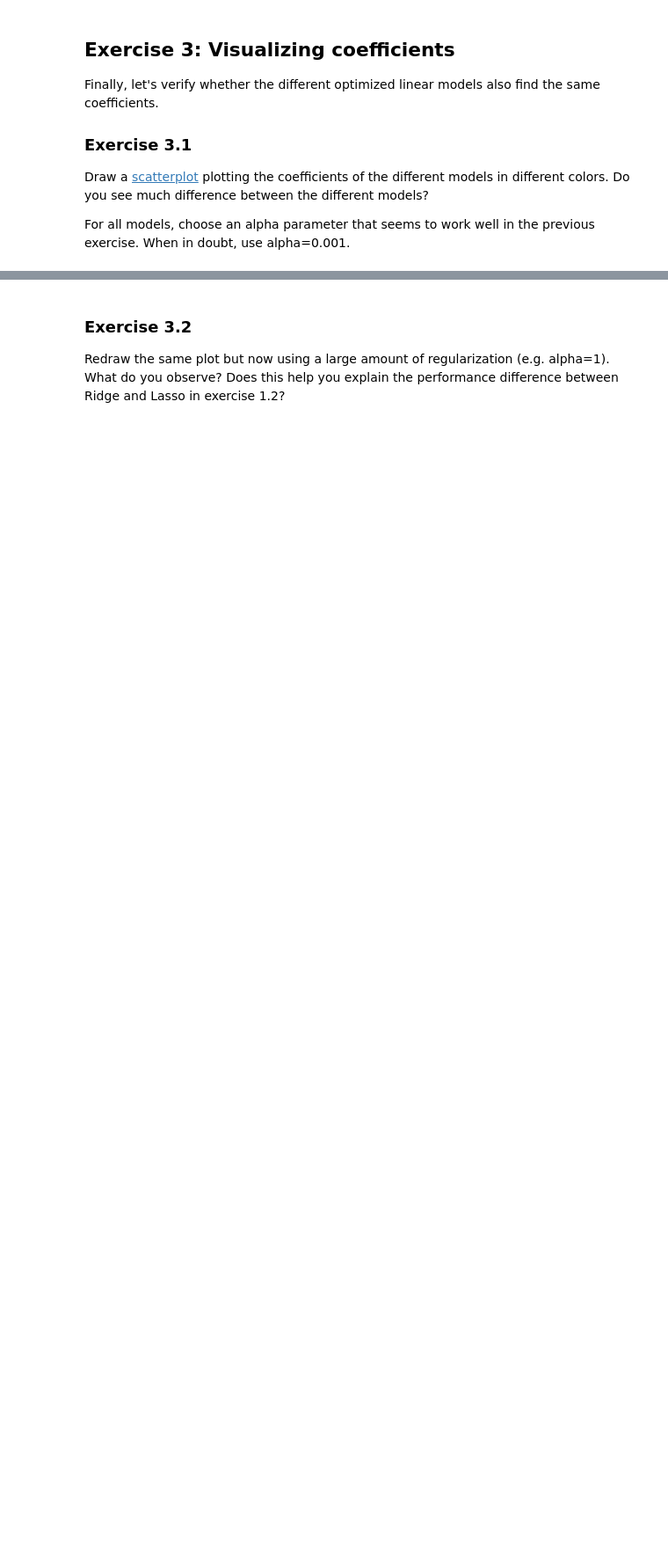
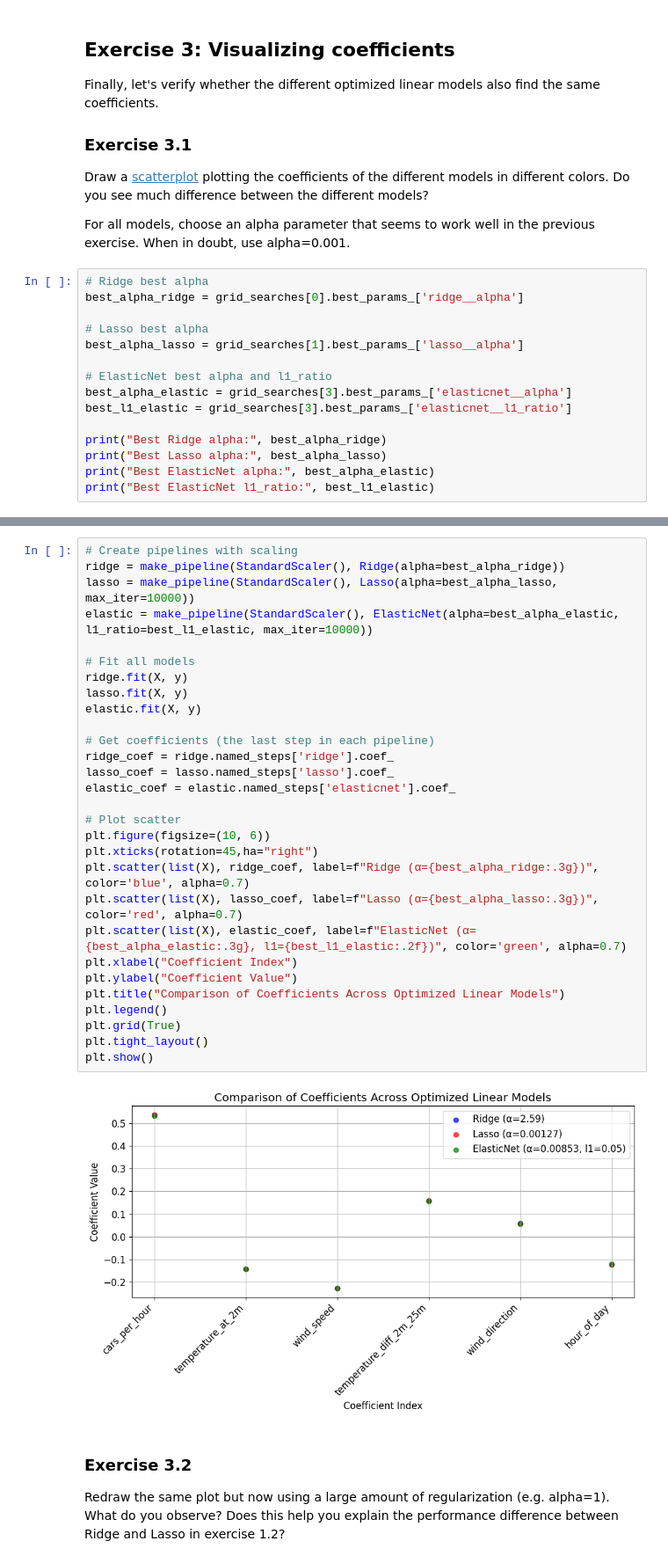
Before and after one commit to puripatwo/master, a Jupyter notebook: labs/Lab 1a - Linear Models for Regression.ipynb, the cells around one changed output, grey strips where cells are left out. Shown: that part at 88% size. Drawn from its saved outputs; the diff is of its cells as text; blank space fills up the shorter version.

```diff
--- a/labs/Lab 1a - Linear Models for Regression.ipynb
+++ b/labs/Lab 1a - Linear Models for Regression.ipynb
@@ -292,3 +288,18 @@ Finally, let's verify whether the different optimized linear models also find th
 Draw a [scatterplot](https://matplotlib.org/gallery/shapes_and_collections/scatter.html) plotting the coefficients of the different models in different colors. Do you see much difference between the different models?
 
 For all models, choose an alpha parameter that seems to work well in the previous exercise. When in doubt, use alpha=0.001.
+# %%
+# Ridge best alpha
+best_alpha_ridge = grid_searches[0].best_params_['ridge__alpha']
+
+# Lasso best alpha
+best_alpha_lasso = grid_searches[1].best_params_['lasso__alpha']
+
+# ElasticNet best alpha and l1_ratio
+best_alpha_elastic = grid_searches[3].best_params_['elasticnet__alpha']
+best_l1_elastic = grid_searches[3].best_params_['elasticnet__l1_ratio']
+
+print("Best Ridge alpha:", best_alpha_ridge)
+print("Best Lasso alpha:", best_alpha_lasso)
+print("Best ElasticNet alpha:", best_alpha_elastic)
+print("Best ElasticNet l1_ratio:", best_l1_elastic)
@@ -295,3 +311,34 @@ For all models, choose an alpha parameter that seems to work well in the previou
+# %%
+# Create pipelines with scaling
+ridge = make_pipeline(StandardScaler(), Ridge(alpha=best_alpha_ridge))
+lasso = make_pipeline(StandardScaler(), Lasso(alpha=best_alpha_lasso, max_iter=10000))
+elastic = make_pipeline(StandardScaler(), ElasticNet(alpha=best_alpha_elastic, l1_ratio=best_l1_elastic, max_iter=10000))
+
+# Fit all models
+ridge.fit(X, y)
+lasso.fit(X, y)
+elastic.fit(X, y)
+
+# Get coefficients (the last step in each pipeline)
+ridge_coef = ridge.named_steps['ridge'].coef_
+lasso_coef = lasso.named_steps['lasso'].coef_
+elastic_coef = elastic.named_steps['elasticnet'].coef_
+
+# Plot scatter
+plt.figure(figsize=(10, 6))
+plt.xticks(rotation=45,ha="right")
+plt.scatter(list(X), ridge_coef, label=f"Ridge (α={best_alpha_ridge:.3g})", color='blue', alpha=0.7)
+plt.scatter(list(X), lasso_coef, label=f"Lasso (α={best_alpha_lasso:.3g})", color='red', alpha=0.7)
+plt.scatter(list(X), elastic_coef, label=f"ElasticNet (α={best_alpha_elastic:.3g}, l1={best_l1_elastic:.2f})", color='green', alpha=0.7)
+plt.xlabel("Coefficient Index")
+plt.ylabel("Coefficient Value")
+plt.title("Comparison of Coefficients Across Optimized Linear Models")
+plt.legend()
+plt.grid(True)
+plt.tight_layout()
+plt.show()
+# %% [output]
+[figure, added]
 # %% [markdown]
 ### Exercise 3.2
 Redraw the same plot but now using a large amount of regularization (e.g. alpha=1). What do you observe? Does this help you explain the performance difference between Ridge and Lasso in exercise 1.2?
```
Also changed, not shown: parts of 10 cells of this notebook.
